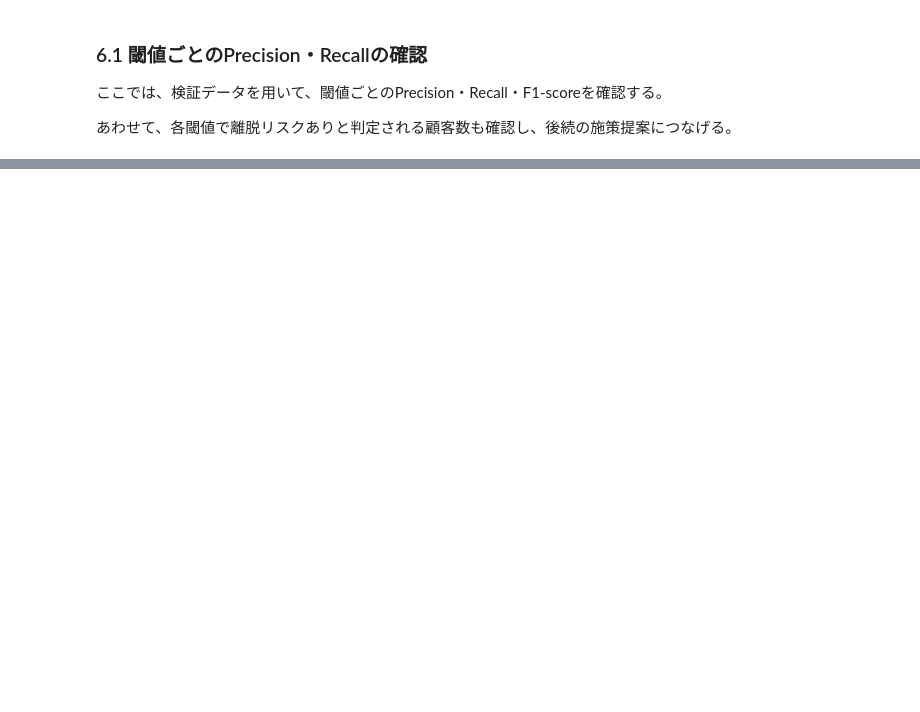
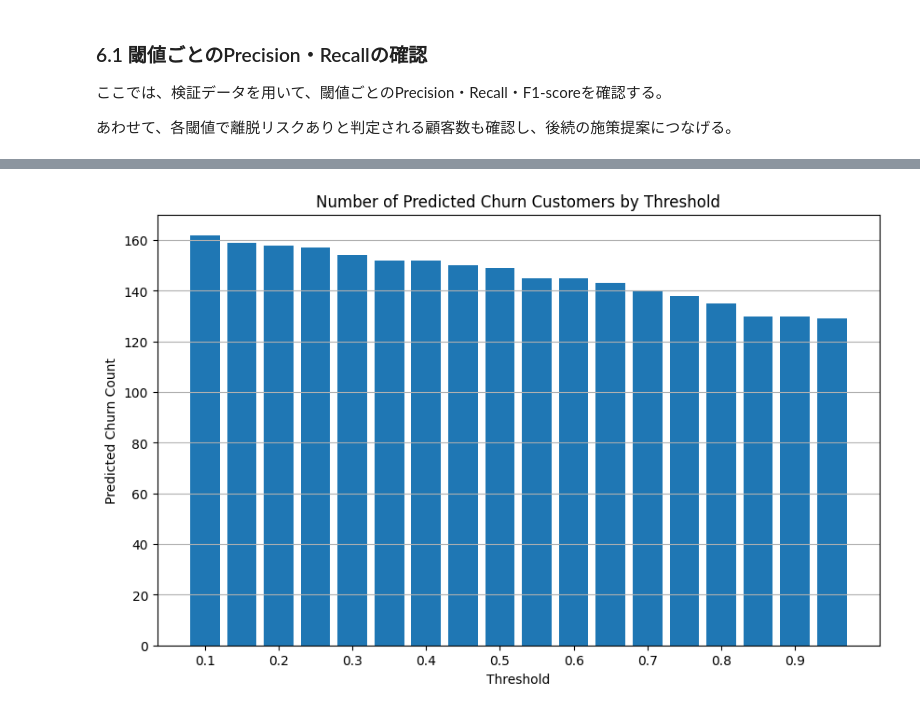
Before and after one commit to toshi039a/retail-demand-forecast, a Jupyter notebook: 離脱予測PF_20260503.ipynb, the cells around one changed output, grey strips where cells are left out. Drawn from its saved outputs; the diff is of its cells as text; code cells hidden in the pictures; blank space fills up the shorter version.

```diff
--- a/離脱予測PF_20260503.ipynb
+++ b/離脱予測PF_20260503.ipynb
@@ -1382,0 +1404,22 @@ tuning_comparison.round(3)
+# %%
+# 閾値ごとの評価指標を算出
+thresholds = np.arange(0.1, 1.0, 0.05)
+
+threshold_results = []
+
+for threshold in thresholds:
+    y_valid_pred_threshold = (valid_proba >= threshold).astype(int)
+
+    threshold_results.append({
+        'threshold': threshold,
+        'accuracy': accuracy_score(y_valid, y_valid_pred_threshold),
+        'precision': precision_score(y_valid, y_valid_pred_threshold, zero_division=0),
+        'recall': recall_score(y_valid, y_valid_pred_threshold),
+        'f1': f1_score(y_valid, y_valid_pred_threshold),
+        'predicted_churn_count': y_valid_pred_threshold.sum(),
+        'predicted_churn_rate': y_valid_pred_threshold.mean()
+    })
+
+threshold_summary_df = pd.DataFrame(threshold_results)
+
+threshold_summary_df
@@ -1382,0 +1478,18 @@ tuning_comparison.round(3)
+# %%
+# 閾値ごとの施策対象者数を可視化
+plt.figure(figsize=(10, 6))
+
+plt.bar(
+    threshold_summary_df['threshold'],
+    threshold_summary_df['predicted_churn_count'],
+    width=0.04
+)
+
+plt.xlabel('Threshold')
+plt.ylabel('Predicted Churn Count')
+plt.title('Number of Predicted Churn Customers by Threshold')
+plt.xticks(np.round(np.arange(0.1, 1.0, 0.1), 1))
+plt.grid(axis='y')
+plt.show()
+# %% [output]
+[figure, added]
```
Also changed, not shown: parts of 22 cells of this notebook.
